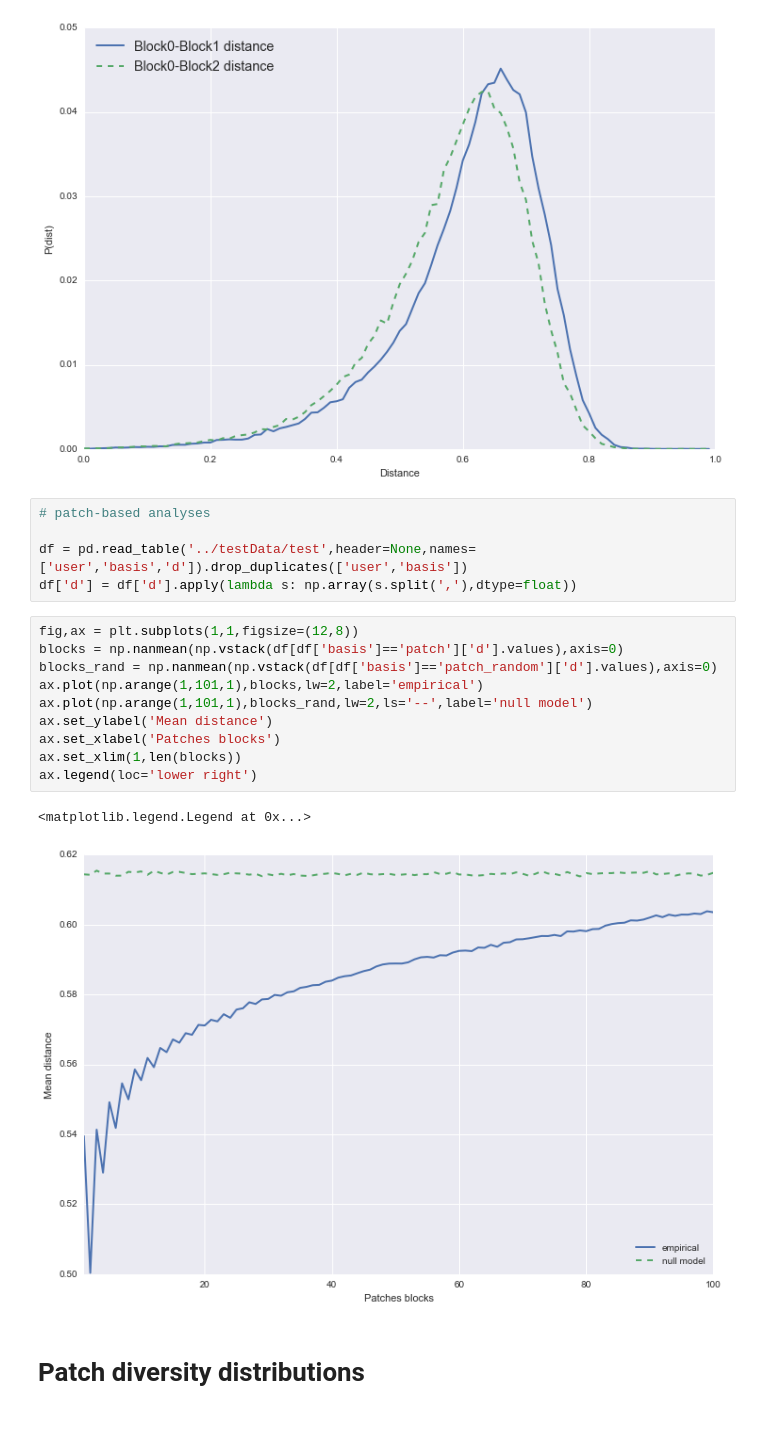
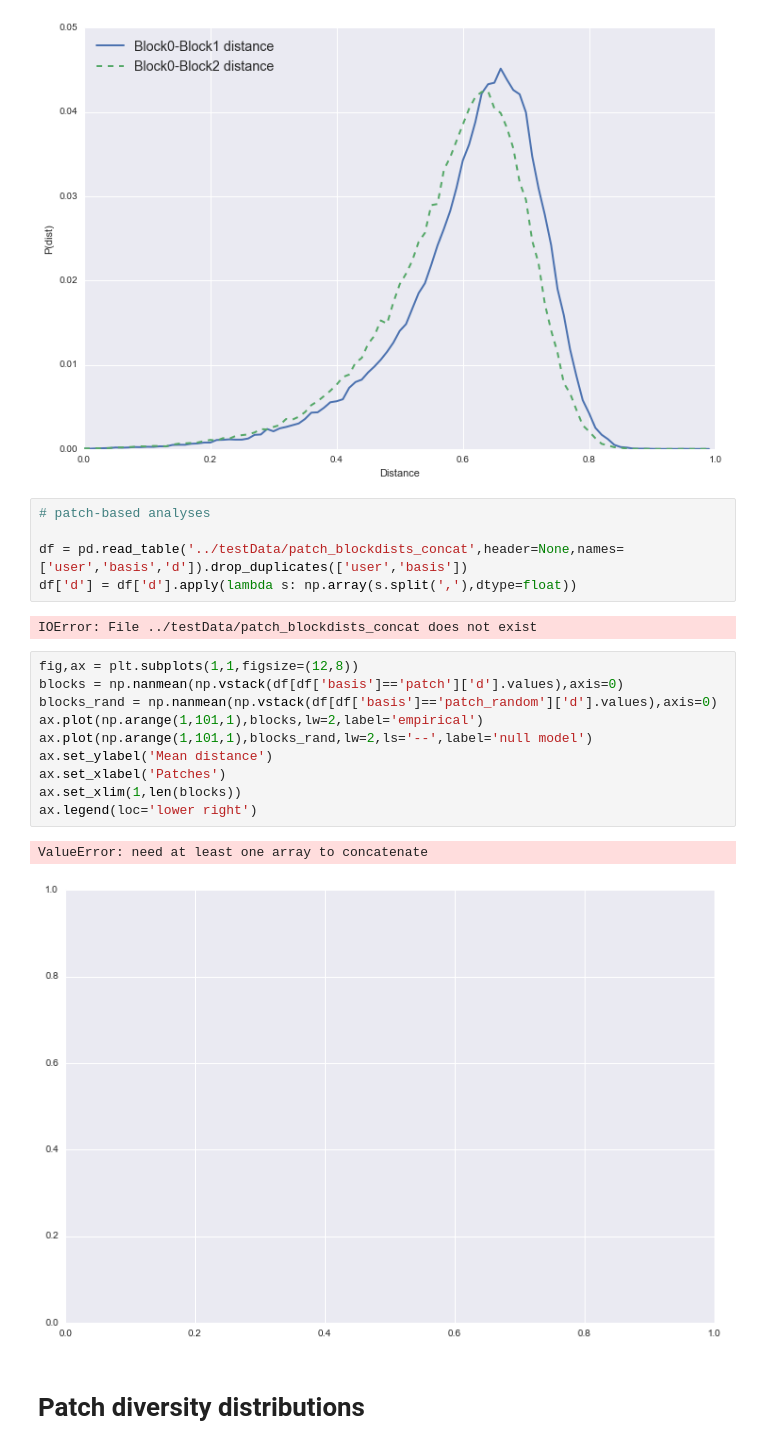
Before and after one commit to jlorince/MusicForaging, a Jupyter notebook: notebooks/result_viz.ipynb, the cells around one changed output. Cells and saved outputs as stored; diff of their text form.

```diff
--- a/notebooks/result_viz.ipynb
+++ b/notebooks/result_viz.ipynb
@@ -309,20 +309,22 @@ ax.set_ylabel('P(dist)')
 # %%
 # patch-based analyses
 
-df = pd.read_table('../testData/test',header=None,names=['user','basis','d']).drop_duplicates(['user','basis'])
+df = pd.read_table('../testData/patch_blockdists_concat',header=None,names=['user','basis','d']).drop_duplicates(['user','basis'])
 df['d'] = df['d'].apply(lambda s: np.array(s.split(','),dtype=float))
+# %% [output]
+IOError: File ../testData/patch_blockdists_concat does not exist
 # %%
 fig,ax = plt.subplots(1,1,figsize=(12,8))
 blocks = np.nanmean(np.vstack(df[df['basis']=='patch']['d'].values),axis=0)
 blocks_rand = np.nanmean(np.vstack(df[df['basis']=='patch_random']['d'].values),axis=0)
 ax.plot(np.arange(1,101,1),blocks,lw=2,label='empirical')
 ax.plot(np.arange(1,101,1),blocks_rand,lw=2,ls='--',label='null model')
 ax.set_ylabel('Mean distance')
-ax.set_xlabel('Patches blocks')
+ax.set_xlabel('Patches')
 ax.set_xlim(1,len(blocks))
 ax.legend(loc='lower right')
 # %% [output]
-<matplotlib.legend.Legend at 0x...>
+ValueError: need at least one array to concatenate
-[figure, old version]
+[figure, new version]
 # %% [markdown]
 # Patch diversity distributions
```
Also changed, not shown: parts of 2 cells of this notebook, 3 other files.
